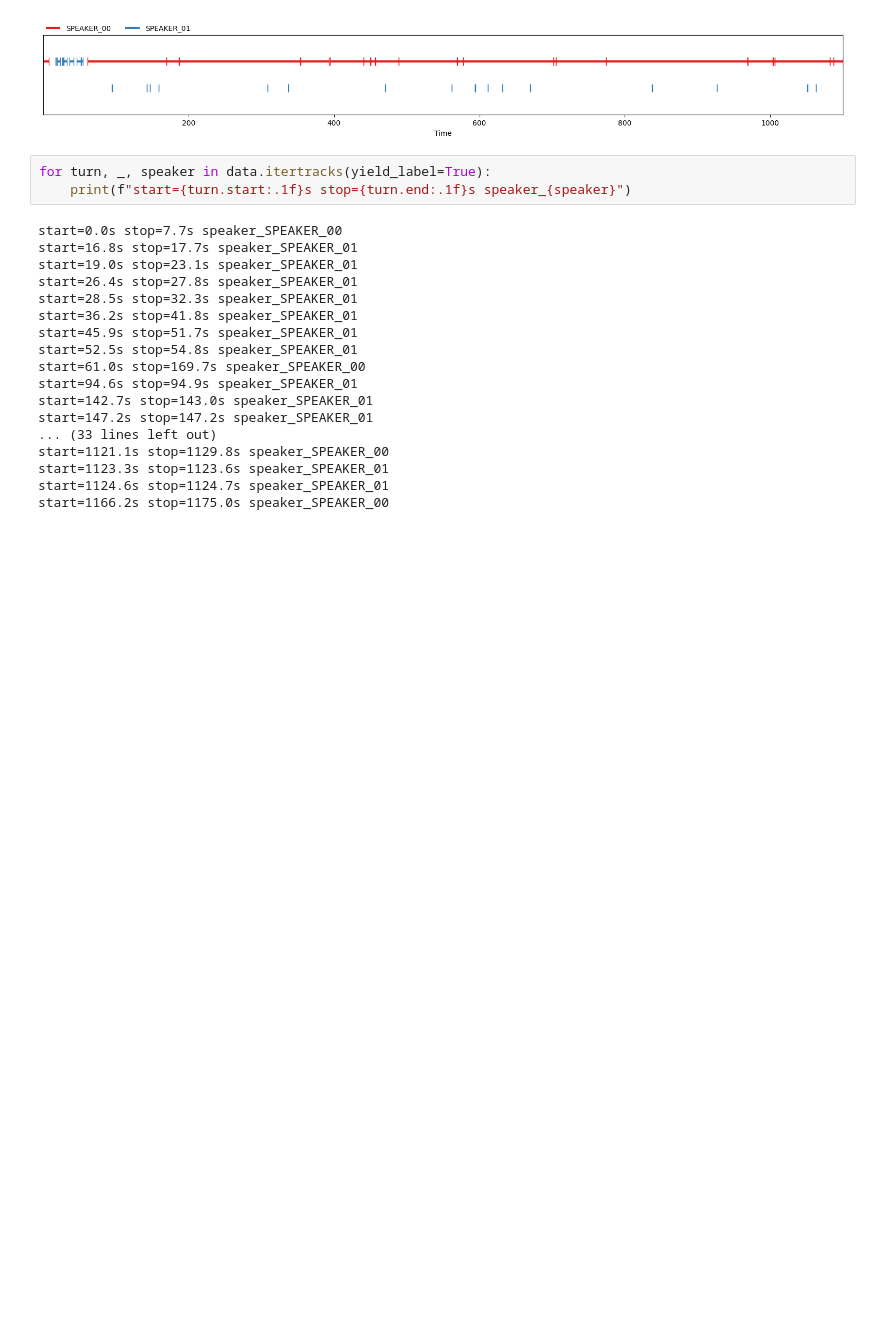
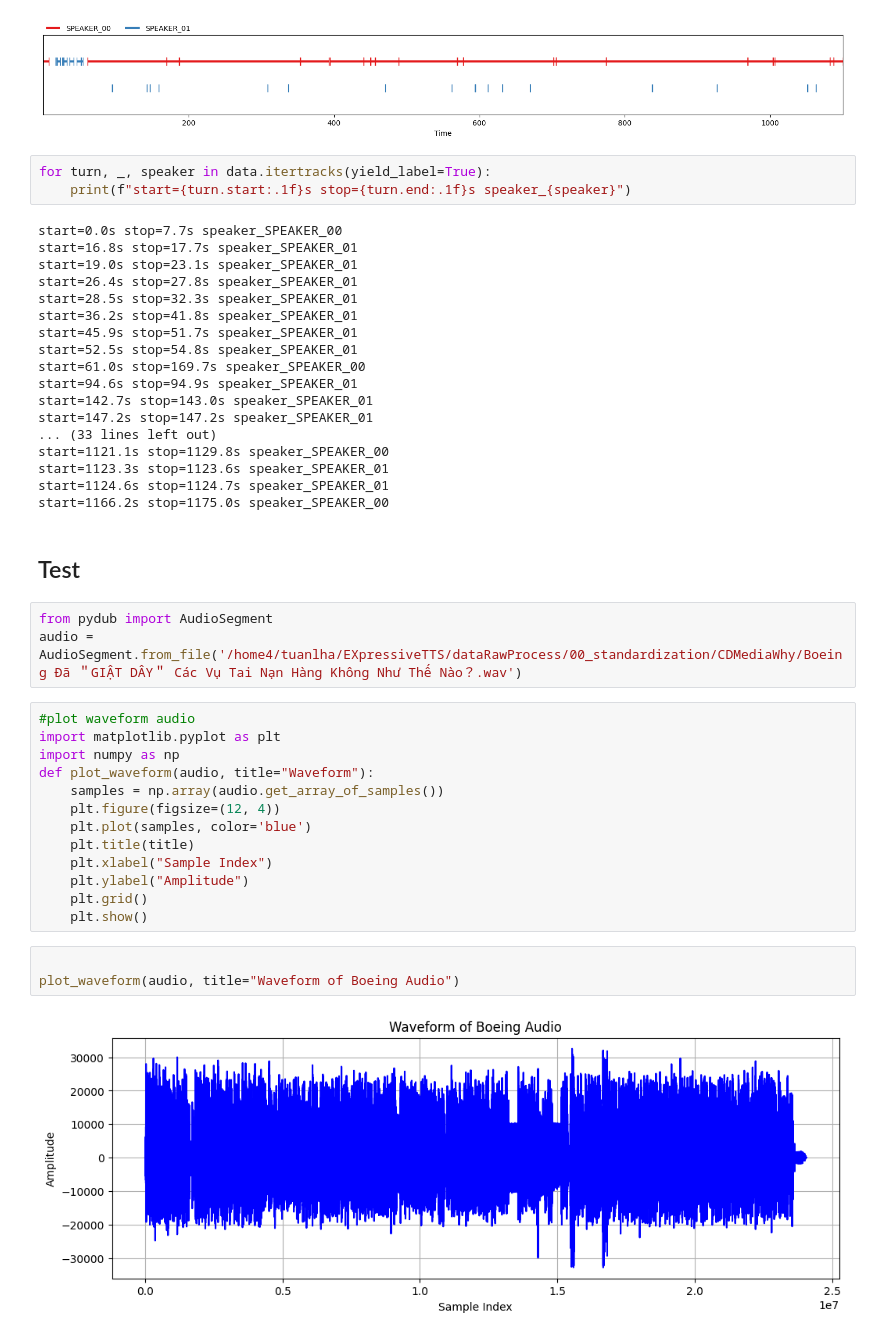
Before and after one commit to A9Coed66/EXpressiveTTS, a Jupyter notebook: dataRawProcess/01_diaryzation_analysys.ipynb, the cells around one changed output. Drawn from its saved outputs; the diff is of its cells as text; blank space fills up the shorter version.

```diff
--- a/dataRawProcess/01_diaryzation_analysys.ipynb
+++ b/dataRawProcess/01_diaryzation_analysys.ipynb
@@ -756,3 +724,26 @@ start=1121.1s stop=1129.8s speaker_SPEAKER_00
 start=1123.3s stop=1123.6s speaker_SPEAKER_01
 start=1124.6s stop=1124.7s speaker_SPEAKER_01
 start=1166.2s stop=1175.0s speaker_SPEAKER_00
+# %% [markdown]
+## Test
+# %%
+from pydub import AudioSegment
+audio = AudioSegment.from_file('/home4/tuanlha/EXpressiveTTS/dataRawProcess/00_standardization/CDMediaWhy/Boeing Đã ＂GIẬT DÂY＂ Các Vụ Tai Nạn Hàng Không Như Thế Nào？.wav')
+# %%
+#plot waveform audio
+import matplotlib.pyplot as plt
+import numpy as np
+def plot_waveform(audio, title="Waveform"):
+    samples = np.array(audio.get_array_of_samples())
+    plt.figure(figsize=(12, 4))
+    plt.plot(samples, color='blue')
+    plt.title(title)
+    plt.xlabel("Sample Index")
+    plt.ylabel("Amplitude")
+    plt.grid()
+    plt.show()
+# %%
+
+plot_waveform(audio, title="Waveform of Boeing Audio")
+# %% [output]
+[figure, added]
```
Also changed, not shown: parts of 12 cells of this notebook, 19 other files.
